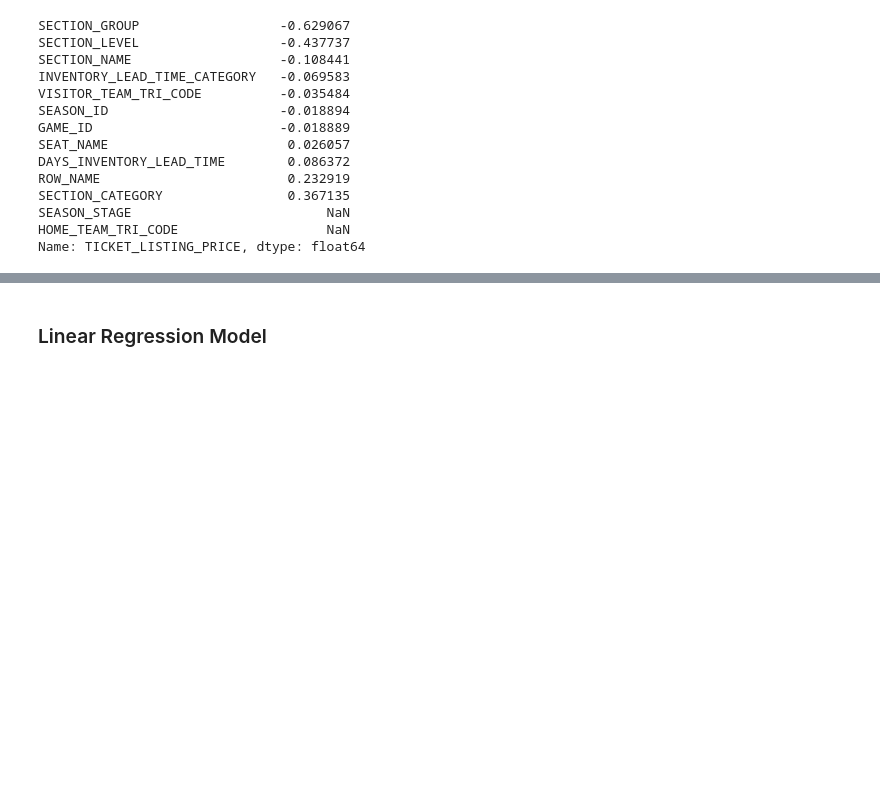
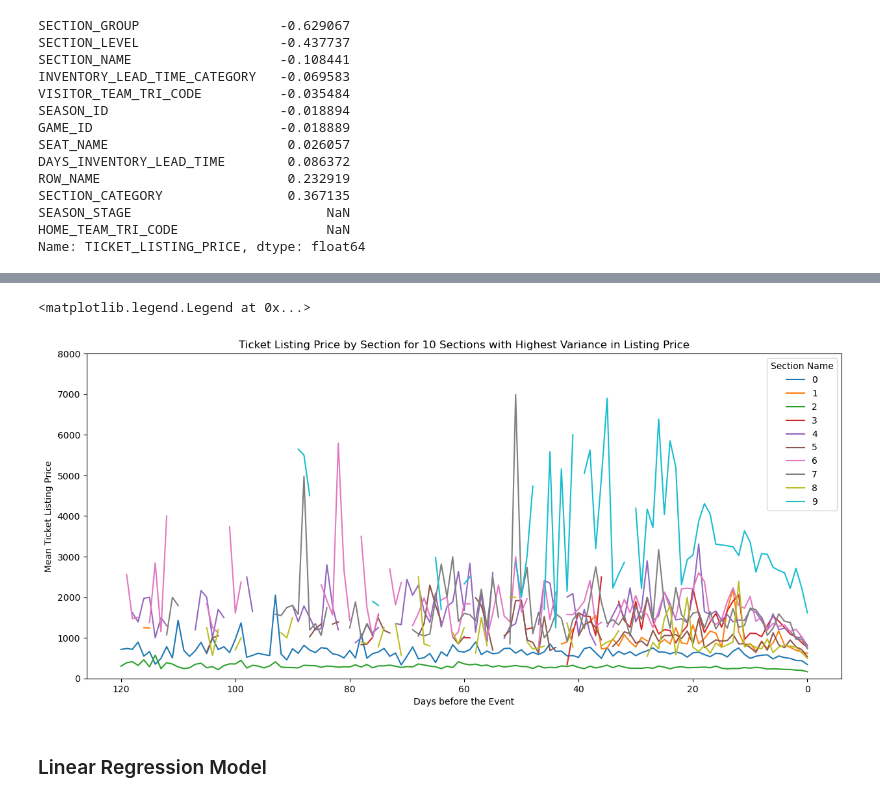
Before and after one commit to asnyder613/NBA_Seating, a Jupyter notebook: NBA_Capstone.ipynb, the cells around one changed output, grey strips where cells are left out. Drawn from its saved outputs; the diff is of its cells as text; code cells hidden in the pictures; blank space fills up the shorter version.

```diff
--- a/NBA_Capstone.ipynb
+++ b/NBA_Capstone.ipynb
@@ -157,3 +230,19 @@ Name: TICKET_LISTING_PRICE, dtype: float64
+# %%
+top_variance = section_price[[11, 38, 29, 40, 42, 63, 71, 72, 75, 76]]
+
+fig, ax = plt.subplots(figsize=(15, 6.5))
+ax.plot(top_variance)
+
+ax.set_xlabel('Days before the Event')
+ax.set_ylabel('Mean Ticket Listing Price')
+ax.set_ylim([0, 8000])
+ax.invert_xaxis()
+plt.title('Ticket Listing Price by Section for 10 Sections with Highest Variance in Listing Price')
+
+ax.legend(section_price.columns, title="Section Name", loc='upper right', bbox_to_anchor=(1, 1), ncol=1)
+# %% [output]
+<matplotlib.legend.Legend at 0x...>
+[figure, added]
 # %% [markdown]
 ### Linear Regression Model
 # %%
```
Also changed, not shown: parts of 9 cells of this notebook.
